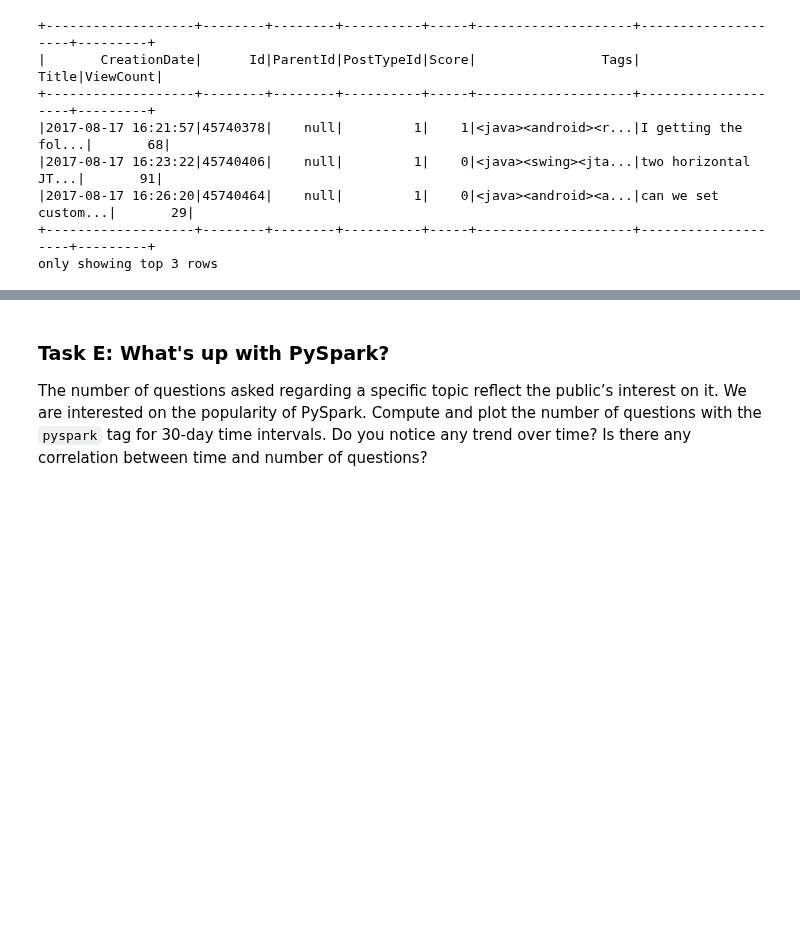
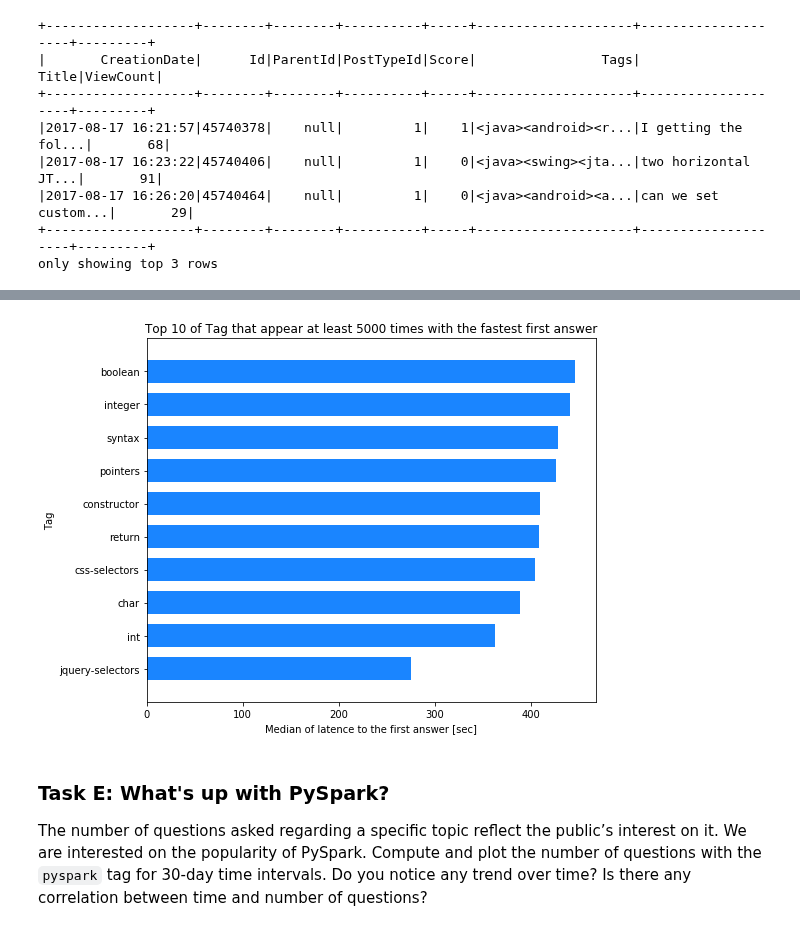
Before and after one commit to vbruttin/ada_homeworks, a Jupyter notebook: Homework3.ipynb, the cells around one changed output, grey strips where cells are left out. Drawn from its saved outputs; the diff is of its cells as text; code cells hidden in the pictures; blank space fills up the shorter version.

````diff
--- a/Homework3.ipynb
+++ b/Homework3.ipynb
@@ -492,7 +496,44 @@ Tags_time_data = Tags_time_data.withColumn("Time_diff",\
                     (unix_timestamp(Tags_time_data.First_answer, format = forma) -\
                      unix_timestamp(Tags_time_data.CreationDate, format = forma)))
 
-Tags_time_data = Tags_time_data.map() #A Suivre
+Tags_time = Tags_time_data.rdd.flatMap(lambda r: [(x,r.Time_diff) for x in (r.Tags[1:-1].split('><'))]).groupByKey()\
+                    .map(lambda x : (x[0], list(x[1]))).collect()
+# %%
+def Clear_Tags_time(Tags_time):
+    Result = []
+    for Tag, time_list in Tags_time:
+        if len(time_list) >= 5000:
+            median_value = np.median(time_list)
+            Result.append((Tag, time_list, median_value))
+    return Result
+# %%
+Result_Tag = Clear_Tags_time(Tags_time)
+Result_Tag_data = pd.DataFrame(Result_Tag, columns = ["Tags", "Time_diff_list", "Median"])
+Result_Tag_data.set_index("Tags", inplace = True)
+Result_Tag_data.drop(["Time_diff_list"], axis =1, inplace = True)
+Result_Tag_data.sort_values("Median", ascending = True, inplace = True)
+Result_Tag_data_top_10 = Result_Tag_data.head(10)
+# %%
+y = Result_Tag_data['Median'].values[:10]
+x = Result_Tag_data.index.values[:10]
+
+fig, ax = plt.subplots(figsize=(8, 6))
+index = range(len(y))
+bar_width = 0.7
+
+ax.barh(index, y, bar_width, color='#1A85FF')
+
+ax.set_ylabel('Tag')
+ax.set_xlabel('Median of latence to the first answer [sec]')
+ax.set_title('Top 10 of Tag that appear at least 5000 times with the fastest first answer')
+ax.set_yticks(index)
+plt.yticks()
+ax.set_yticklabels(x)
+ax.set_ylim(-1, len(x))
+fig.tight_layout()
+plt.show()
+# %% [output]
+[figure, added]
 # %% [markdown]
 ### Task E: What's up with PySpark?
 The number of questions asked regarding a specific topic reflect the public’s interest on it. We are interested on the popularity of PySpark. Compute and plot the number of questions with the ```pyspark``` tag for 30-day time intervals. Do you notice any trend over time? Is there any correlation between time and number of questions?
````
Also changed, not shown: parts of 5 cells of this notebook.
